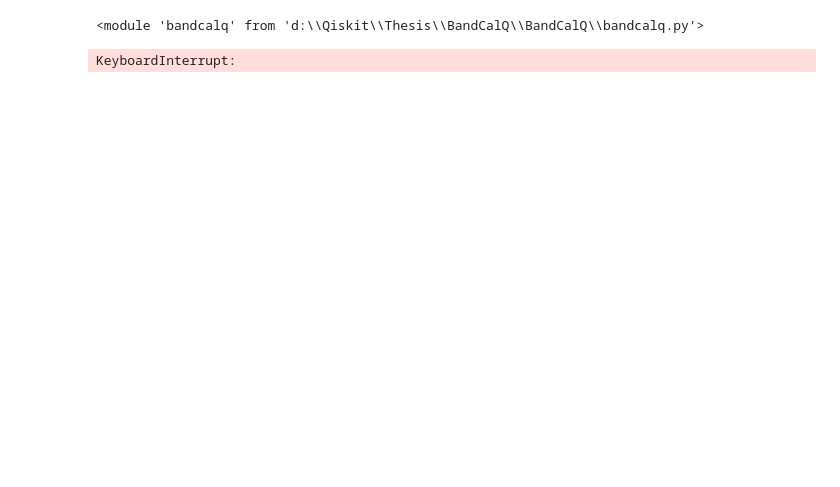
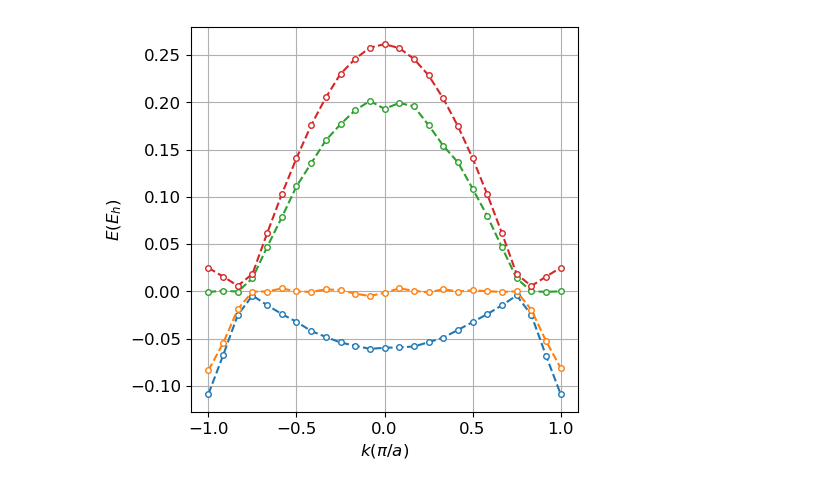
Before and after one commit to m-lewand/BandCalQ, a Jupyter notebook: test_bandcalq.ipynb, the cells around one changed output. Cells and saved outputs as stored; diff of their text form; code cells hidden in the pictures; blank space fills up the shorter version.

Commit message:
Add simple example
-add example for M=2 orbitals with minimal input

```diff
--- a/test_bandcalq.ipynb
+++ b/test_bandcalq.ipynb
@@ -1,23 +0,0 @@
-# %%
-import importlib
-import cmath as cmt
-import math as mt
-import numpy as np
-from qiskit.providers.basicaer import QasmSimulatorPy
-from qiskit.opflow import Z, I, X, Y
-from qiskit.circuit.library import EfficientSU2
-import bandcalq
-import matplotlib.pyplot as plt
-
-importlib.reload(bandcalq)
-# %% [output]
-<module 'bandcalq' from 'd:\\Qiskit\\Thesis\\BandCalQ\\BandCalQ\\bandcalq.py'>
-# %%
-t = np.array([[ -0.02    ,  -0.08],
-             [ -0.08    ,   0.0 ]])
-A = bandcalq.BandCalQ(2, mt.pi, t, QasmSimulatorPy())
-
-A.compute_band_structure(mt.pi/mt.pi, 3)
-A.plot_band_structure()
-# %% [output]
-KeyboardInterrupt:
@@ -23,0 +5,18 @@ KeyboardInterrupt:
+# %%
+#Minimal amount of parameters
+orbitals = 2
+t = np.array([[ 0.04    ,  -0.08],
+             [ -0.08    ,   0.06 ]])
+lattice_parameter = 2
+backend = QasmSimulatorPy()
+
+#Defining problem using BandCalQ class
+problem = BandCalQ(orbital_number=orbitals, lattice_constant=lattice_parameter, hopping_matrix=t, backend=backend)
+
+#Computing bands, in this example inside first Brillouin zone
+#Theoretical points can be calculated in compute_band_structure method or later in plot_band_structure
+problem.compute_band_structure(momentum_min=-np.pi/lattice_parameter, momentum_max=np.pi/lattice_parameter, momentum_points_amount=25, theoretical_points=False)
+# %%
+problem.plot_band_structure(theoretical_points=False)
+# %% [output]
+[figure, added]
```
Also changed, not shown: parts of 2 cells of this notebook.
